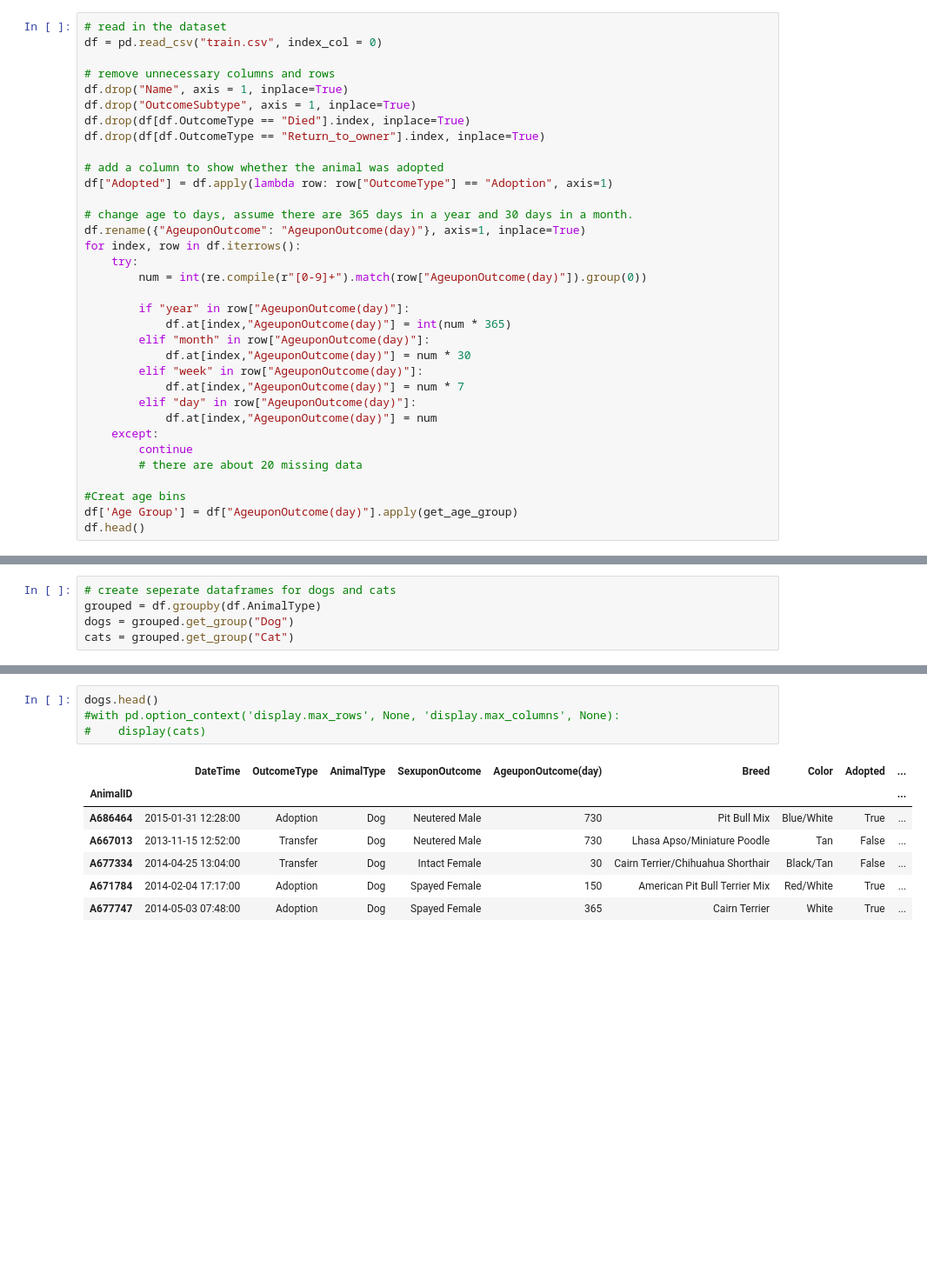
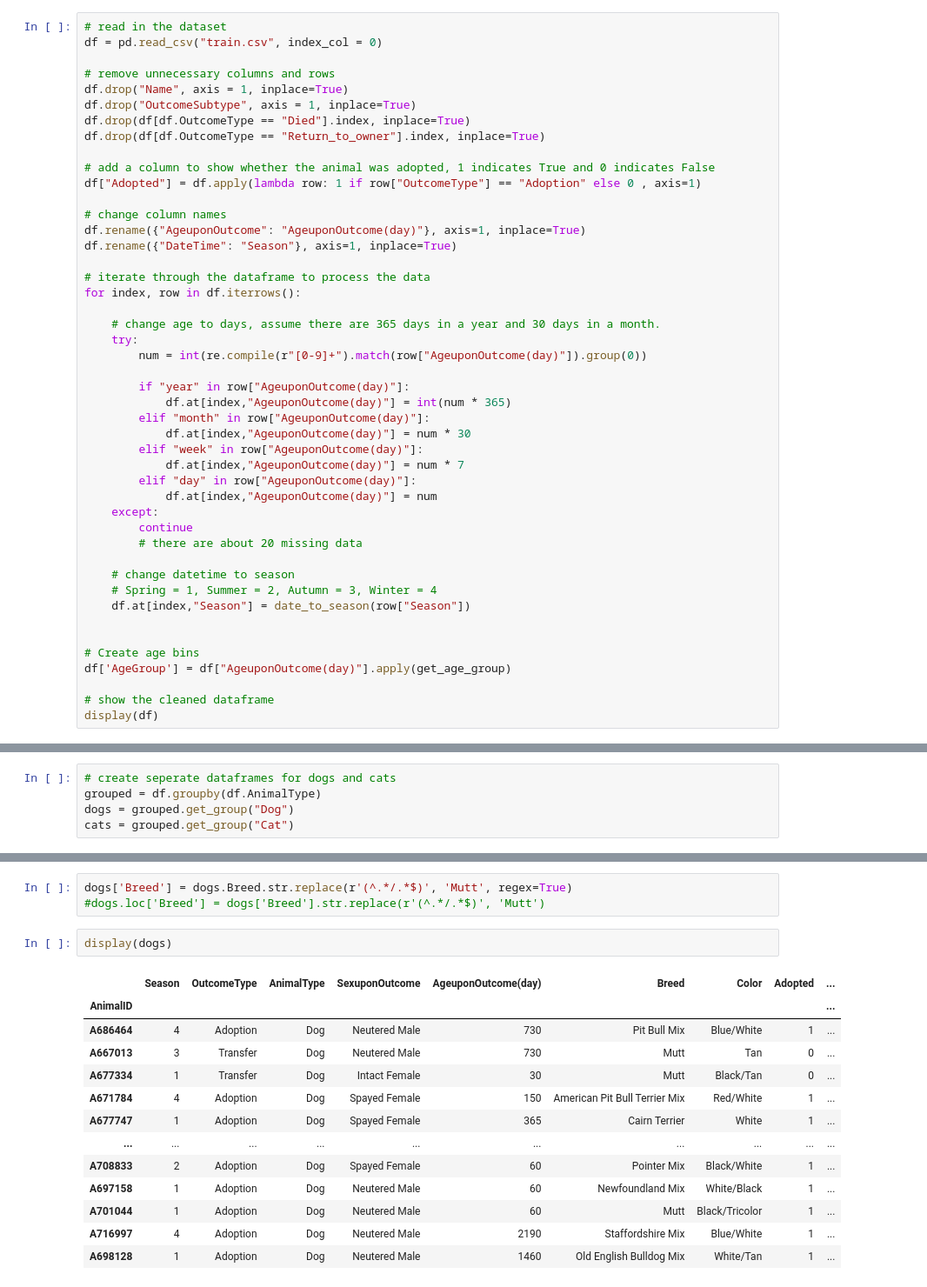
Before and after one commit to shi123lin/CMSC320Fall2022, a Jupyter notebook: final_project.ipynb, the cells around one changed output, grey strips where cells are left out. Shown: that part at 87% size. Drawn from its saved outputs; the diff is of its cells as text; blank space fills up the shorter version.

```diff
--- a/final_project.ipynb
+++ b/final_project.ipynb
@@ -33,12 +77,17 @@ df.drop("OutcomeSubtype", axis = 1, inplace=True)
 df.drop(df[df.OutcomeType == "Died"].index, inplace=True)
 df.drop(df[df.OutcomeType == "Return_to_owner"].index, inplace=True)
 
-# add a column to show whether the animal was adopted
-df["Adopted"] = df.apply(lambda row: row["OutcomeType"] == "Adoption", axis=1)
+# add a column to show whether the animal was adopted, 1 indicates True and 0 indicates False
+df["Adopted"] = df.apply(lambda row: 1 if row["OutcomeType"] == "Adoption" else 0 , axis=1)
 
-# change age to days, assume there are 365 days in a year and 30 days in a month.
+# change column names
 df.rename({"AgeuponOutcome": "AgeuponOutcome(day)"}, axis=1, inplace=True)
+df.rename({"DateTime": "Season"}, axis=1, inplace=True)
+
+# iterate through the dataframe to process the data
 for index, row in df.iterrows():
+
+    # change age to days, assume there are 365 days in a year and 30 days in a month.
     try:
         num = int(re.compile(r"[0-9]+").match(row["AgeuponOutcome(day)"]).group(0))
 
@@ -54,7 +103,14 @@ for index, row in df.iterrows():
         continue
         # there are about 20 missing data
 
-#Creat age bins
-df['Age Group'] = df["AgeuponOutcome(day)"].apply(get_age_group)
-df.head()
+    # change datetime to season
+    # Spring = 1, Summer = 2, Autumn = 3, Winter = 4
+    df.at[index,"Season"] = date_to_season(row["Season"])
+
+
+# Create age bins
+df['AgeGroup'] = df["AgeuponOutcome(day)"].apply(get_age_group)
+
+# show the cleaned dataframe
+display(df)
 # %% [output]
@@ -76,12 +142,19 @@ cats = grouped.get_group("Cat")
+# %%
+dogs['Breed'] = dogs.Breed.str.replace(r'(^.*/.*$)', 'Mutt', regex=True)
+#dogs.loc['Breed'] = dogs['Breed'].str.replace(r'(^.*/.*$)', 'Mutt')
 # %%
-dogs.head()
-#with pd.option_context('display.max_rows', None, 'display.max_columns', None):
-#    display(cats)
+display(dogs)
 # %% [output]
-|  | DateTime | OutcomeType | AnimalType | SexuponOutcome | AgeuponOutcome(day) | Breed | Color | Adopted | ... |
+|  | Season | OutcomeType | AnimalType | SexuponOutcome | AgeuponOutcome(day) | Breed | Color | Adopted | ... |
 | AnimalID |  |  |  |  |  |  |  |  | ... |
-| A686464 | 2015-01-31 12:28:00 | Adoption | Dog | Neutered Male | 730 | Pit Bull Mix | Blue/White | True | ... |
-| A667013 | 2013-11-15 12:52:00 | Transfer | Dog | Neutered Male | 730 | Lhasa Apso/Miniature Poodle | Tan | False | ... |
-| A677334 | 2014-04-25 13:04:00 | Transfer | Dog | Intact Female | 30 | Cairn Terrier/Chihuahua Shorthair | Black/Tan | False | ... |
-| A671784 | 2014-02-04 17:17:00 | Adoption | Dog | Spayed Female | 150 | American Pit Bull Terrier Mix | Red/White | True | ... |
-| A677747 | 2014-05-03 07:48:00 | Adoption | Dog | Spayed Female | 365 | Cairn Terrier | White | True | ... |
+| A686464 | 4 | Adoption | Dog | Neutered Male | 730 | Pit Bull Mix | Blue/White | 1 | ... |
+| A667013 | 3 | Transfer | Dog | Neutered Male | 730 | Mutt | Tan | 0 | ... |
+| A677334 | 1 | Transfer | Dog | Intact Female | 30 | Mutt | Black/Tan | 0 | ... |
+| A671784 | 4 | Adoption | Dog | Spayed Female | 150 | American Pit Bull Terrier Mix | Red/White | 1 | ... |
+| A677747 | 1 | Adoption | Dog | Spayed Female | 365 | Cairn Terrier | White | 1 | ... |
+| ... | ... | ... | ... | ... | ... | ... | ... | ... | ... |
+| A708833 | 2 | Adoption | Dog | Spayed Female | 60 | Pointer Mix | Black/White | 1 | ... |
+| A697158 | 1 | Adoption | Dog | Neutered Male | 60 | Newfoundland Mix | White/Black | 1 | ... |
+| A701044 | 1 | Adoption | Dog | Neutered Male | 60 | Mutt | Black/Tricolor | 1 | ... |
+| A716997 | 4 | Adoption | Dog | Neutered Male | 2190 | Staffordshire Mix | Blue/White | 1 | ... |
+| A698128 | 1 | Adoption | Dog | Neutered Male | 1460 | Old English Bulldog Mix | White/Tan | 1 | ... |
```
Also changed, not shown: parts of 37 cells of this notebook.
